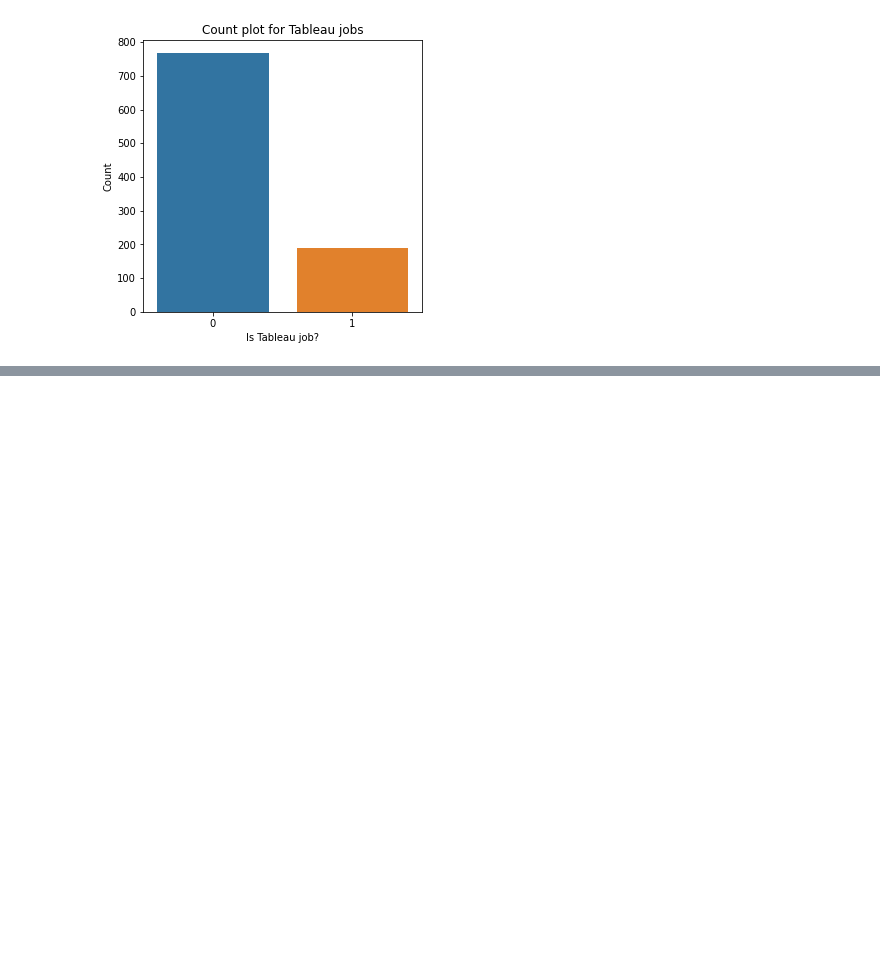
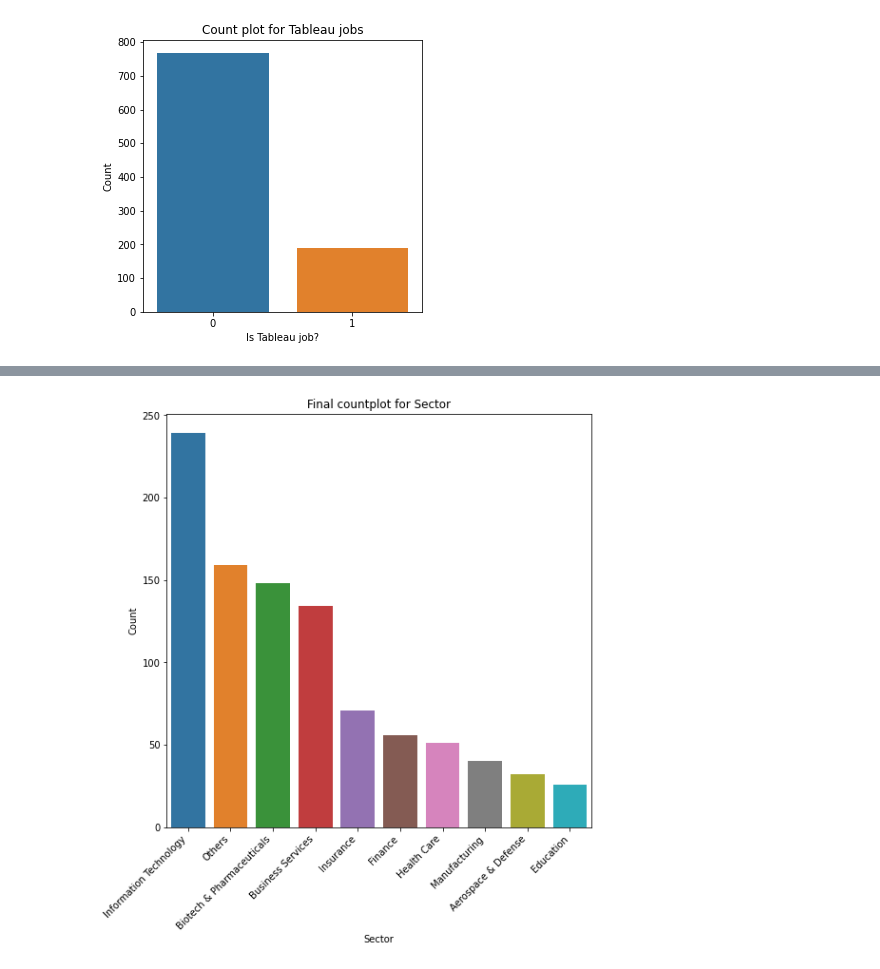
Before and after one commit to vrushalipr/salary_prediction_using_python, a Jupyter notebook: Salary_Prediction_Analysis.ipynb, the cells around one changed output, grey strips where cells are left out. Cells and saved outputs as stored; diff of their text form; code cells hidden in the pictures; blank space fills up the shorter version.

```diff
--- a/Salary_Prediction_Analysis.ipynb
+++ b/Salary_Prediction_Analysis.ipynb
@@ -671,3 +671,16 @@ p = plt.ylabel('Count')
 [figure]
 # %%
 glassdoor_df.drop(labels=['Job Description'], axis=1, inplace=True)
+# %%
+# Trimming the 'Sector' column
+
+# Taking top 9 Sector and replacing remaining by 'Others'
+sector_list = list(glassdoor_df['Sector'].value_counts()[:10].index)
+
+def sector_simplifier(text):
+  if text not in sector_list:
+    return 'Others'
+  else:
+    return text
+
+glassdoor_df['Sector'] = glassdoor_df['Sector'].apply(sector_simplifier)
@@ -673,0 +701,9 @@ glassdoor_df.drop(labels=['Job Description'], axis=1, inplace=True)
+# %%
+plt.figure(figsize=(8,8))
+g = sns.countplot(x='Sector', data=glassdoor_df, order = glassdoor_df['Sector'].value_counts().index)
+p = plt.title('Final countplot for Sector')
+p = plt.xlabel('Sector')
+p = plt.ylabel('Count')
+p = g.set_xticklabels(g.get_xticklabels(), rotation=45, horizontalalignment='right')
+# %% [output]
+[figure, added]
```
Also changed, not shown: parts of 11 cells of this notebook.
